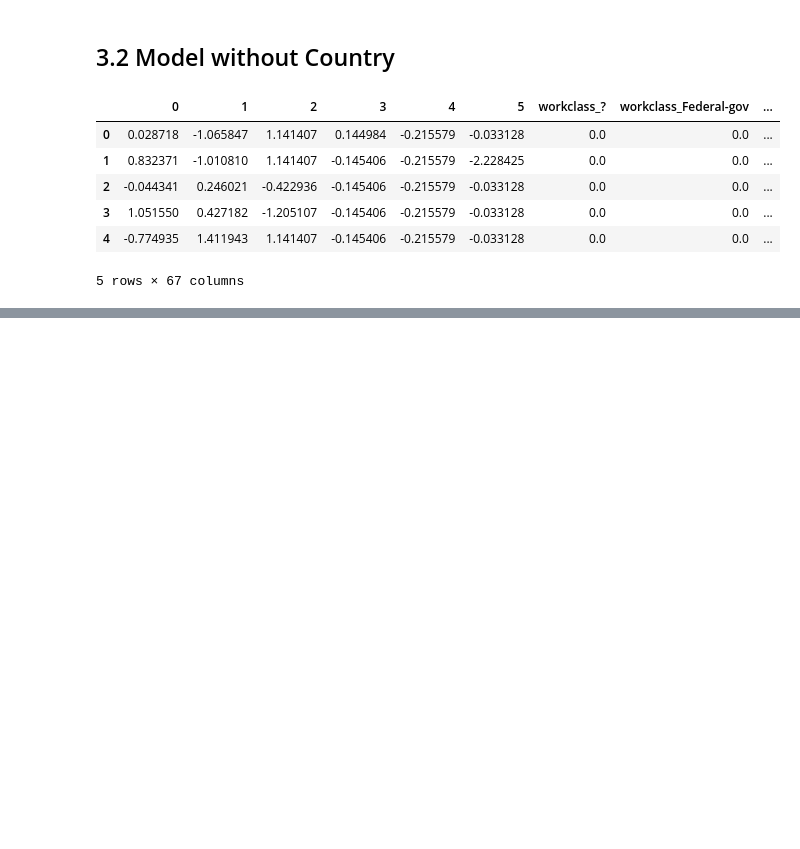
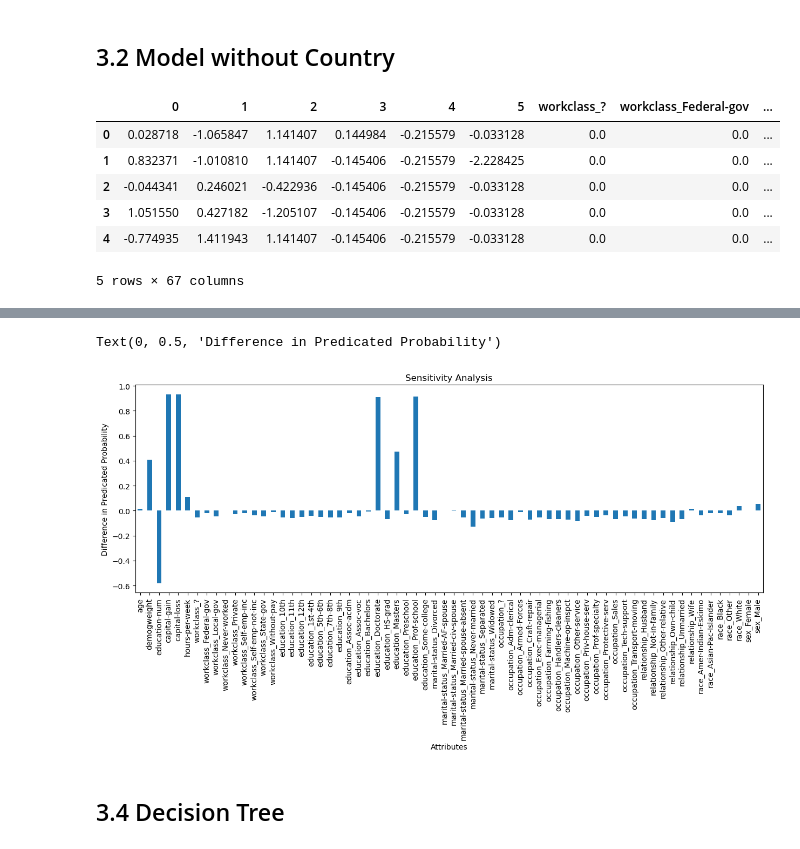
Before and after one commit to MiracleSkyHawk/RSM8413_GA3, a Jupyter notebook: GA3_8413.ipynb, the cells around one changed output, grey strips where cells are left out. Drawn from its saved outputs; the diff is of its cells as text; code cells hidden in the pictures; blank space fills up the shorter version.

```diff
--- a/GA3_8413.ipynb
+++ b/GA3_8413.ipynb
@@ -627,0 +634,3 @@ dataset = pd.get_dummies(train, columns = ['workclass', 'education', 'marital-st
+# %%
+x_stats_df = joined_wo_country_df.describe().loc[["mean", 'min', 'max']]
+x_stats_df
@@ -627,0 +643,2 @@ dataset = pd.get_dummies(train, columns = ['workclass', 'education', 'marital-st
+# %%
+x_means = x_stats_df.loc[['mean']].to_numpy()[:,:-1]
@@ -627,0 +651,22 @@ dataset = pd.get_dummies(train, columns = ['workclass', 'education', 'marital-st
+# %%
+sensitivity_dict = dict()
+
+for idx, col in enumerate(x_stats_df.iloc[:,:-1].columns):
+    x_row = np.copy(x_means)
+    x_min = x_stats_df.loc['min', col]
+    x_max = x_stats_df.loc['max', col]
+
+    sensitivity_dict[col] = dict()
+    sensitivity_dict[col]["x_min"] = x_min
+    sensitivity_dict[col]["x_max"] = x_max
+
+    x_row[0, idx] = x_min
+    y_sens_pred_min = model_test_wo_country.predict(x_row)[0,0]
+    sensitivity_dict[col]["y_min"] = y_sens_pred_min
+
+    x_row[0, idx] = x_max
+    y_sens_pred_max = model_test_wo_country.predict(x_row)[0,0]
+    sensitivity_dict[col]["y_max"] = y_sens_pred_max
+
+    y_sens_diff = y_sens_pred_max - y_sens_pred_min
+    sensitivity_dict[col]["diff"] = y_sens_diff
@@ -627,0 +691,5 @@ dataset = pd.get_dummies(train, columns = ['workclass', 'education', 'marital-st
+# %%
+sensitivity_df = pd.DataFrame(sensitivity_dict)
+sensitivity_df = sensitivity_df.rename(columns={0:'age', 1:'demogweight', 2:'education-num', 3:'capital-gain',
+                               4:'capital-loss', 5:'hours-per-week'})
+sensitivity_df
@@ -627,0 +704,10 @@ dataset = pd.get_dummies(train, columns = ['workclass', 'education', 'marital-st
+# %%
+# Sensitivity Bar Chart
+ax = sensitivity_df.loc["diff"].plot(kind="bar", figsize=(15, 5), title='Sensitivity Analysis')
+ax.set_xlabel("Attributes")
+ax.set_ylabel("Difference in Predicated Probability")
+# %% [output]
+Text(0, 0.5, 'Difference in Predicated Probability')
+[figure, added]
+# %% [markdown]
+## 3.4 Decision Tree
```
Also changed, not shown: parts of 57 cells of this notebook, 2 other files.
